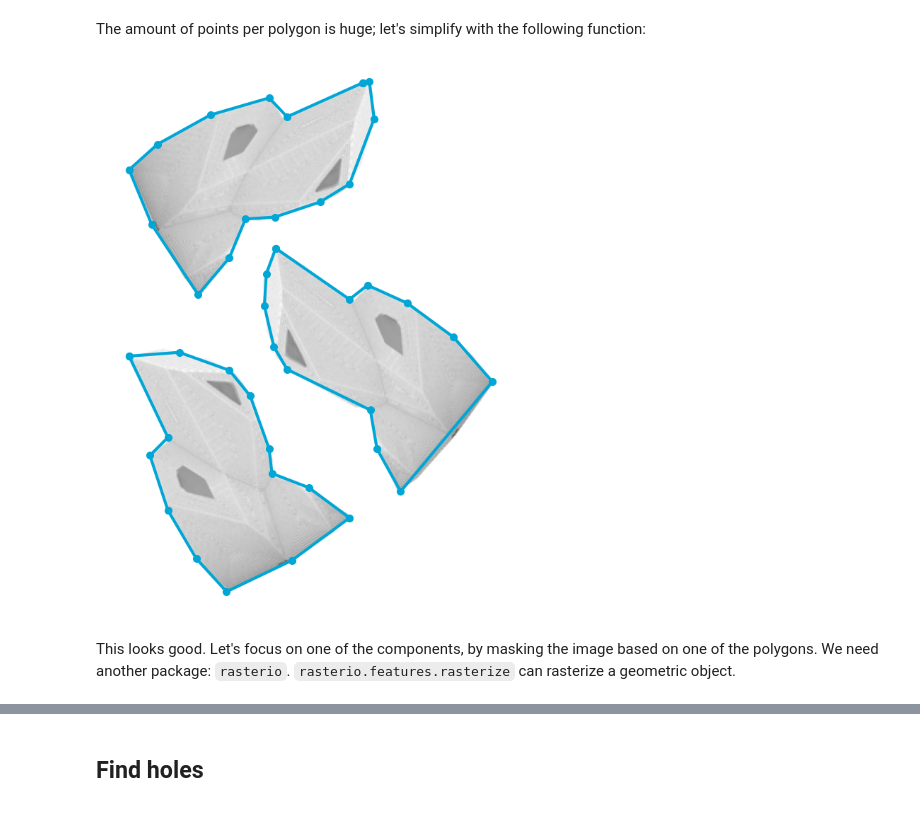
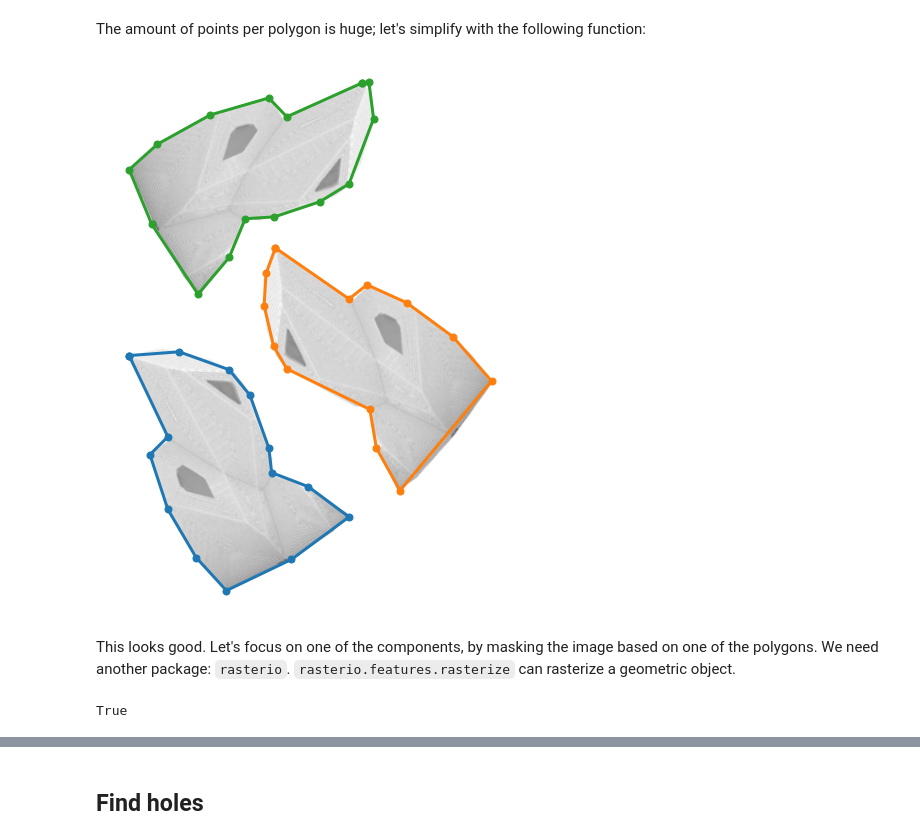
Before and after one commit to caspervanengelenburg/CV-sessions-IAP-course, a Jupyter notebook: 2023/Interactive_Arch_Q3_P2.ipynb, the cells around one changed output, grey strips where cells are left out. Drawn from its saved outputs; the diff is of its cells as text; code cells hidden in the pictures.

```diff
--- a/2023/Interactive_Arch_Q3_P2.ipynb
+++ b/2023/Interactive_Arch_Q3_P2.ipynb
@@ -103,8 +99,7 @@ Let's mount the drive and load an image.
 Now, we can load an image from the drive. Make sure the file exists (e.g. spaces should be added, capital sensitive).
 # %%
 #read image using cv2.imread (note: these might differ from your folder structure and filename)
-# img = cv2.imread(r"/content/drive/My Drive/PhD/Interactive architecture/3compounds_trivial.png")
-image = cv2.imread("3compounds_trivial.png")
+image = cv2.imread(r"/content/drive/My Drive/PhD/Interactive architecture/3compounds_trivial.png")
 
 #shows the image
 iacv.imshow(image)
@@ -377,22 +364,24 @@ The amount of points per polygon is huge; let's simplify with the following func
 # %%
 import numpy as np
 
 polygons_simplified = iacv.simplify_polygons(polygons)
 
 # fig settings
 fs = 10
 fig, ax = plt.subplots(1,1,figsize=(fs, fs))
 ax.axis('off')
 
 ax.imshow(image_warp)
 for pol in polygons_simplified:
-  iacv.plot_polygon(pol, ax, color=delft_color, marker='o', markersize=7, linewidth=3)
+  iacv.plot_polygon(pol, ax, marker='o', markersize=7, linewidth=3)
 # %% [output]
-[figure, old version]
+[figure, new version]
 # %% [markdown]
 This looks good. Let's focus on one of the components, by masking the image based on one of the polygons. We need another package: `rasterio`. `rasterio.features.rasterize` can rasterize a geometric object.
 # %%
-# 'rasterio' in sys.modules
+'rasterio' in sys.modules
+# %% [output]
+True
 # %%
 # !pip install rasterio
 # %%
```
Also changed, not shown: parts of 16 cells of this notebook.
